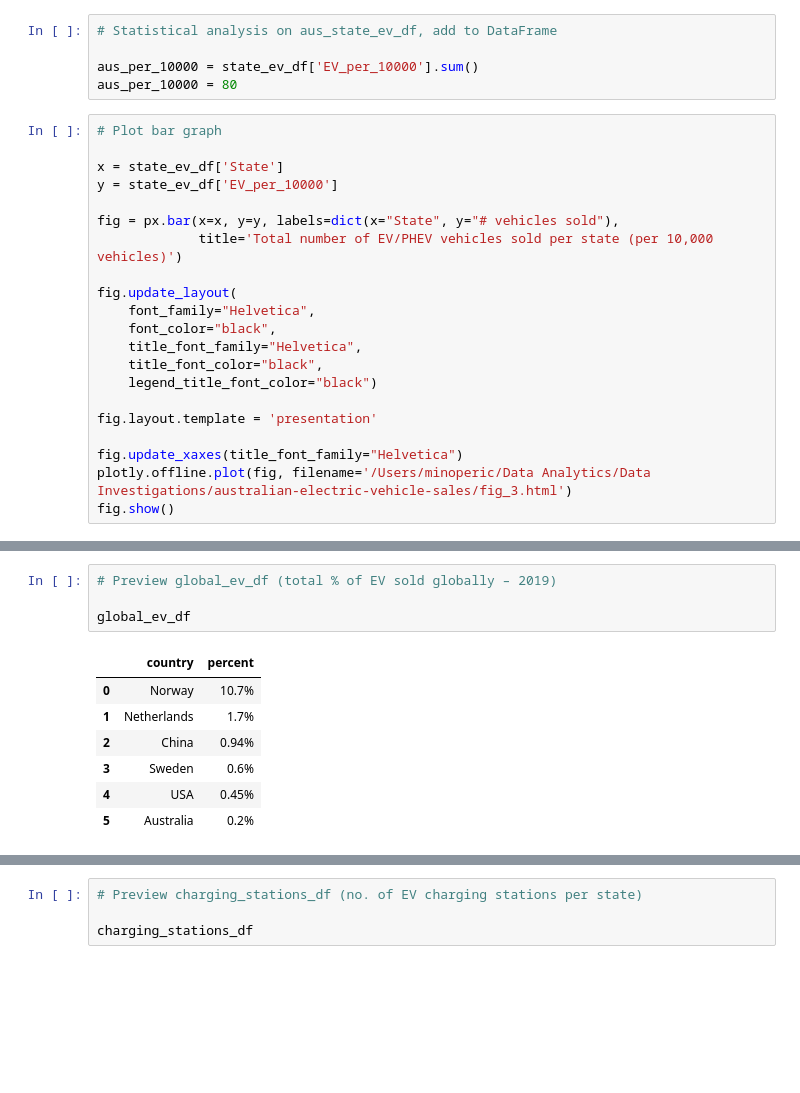
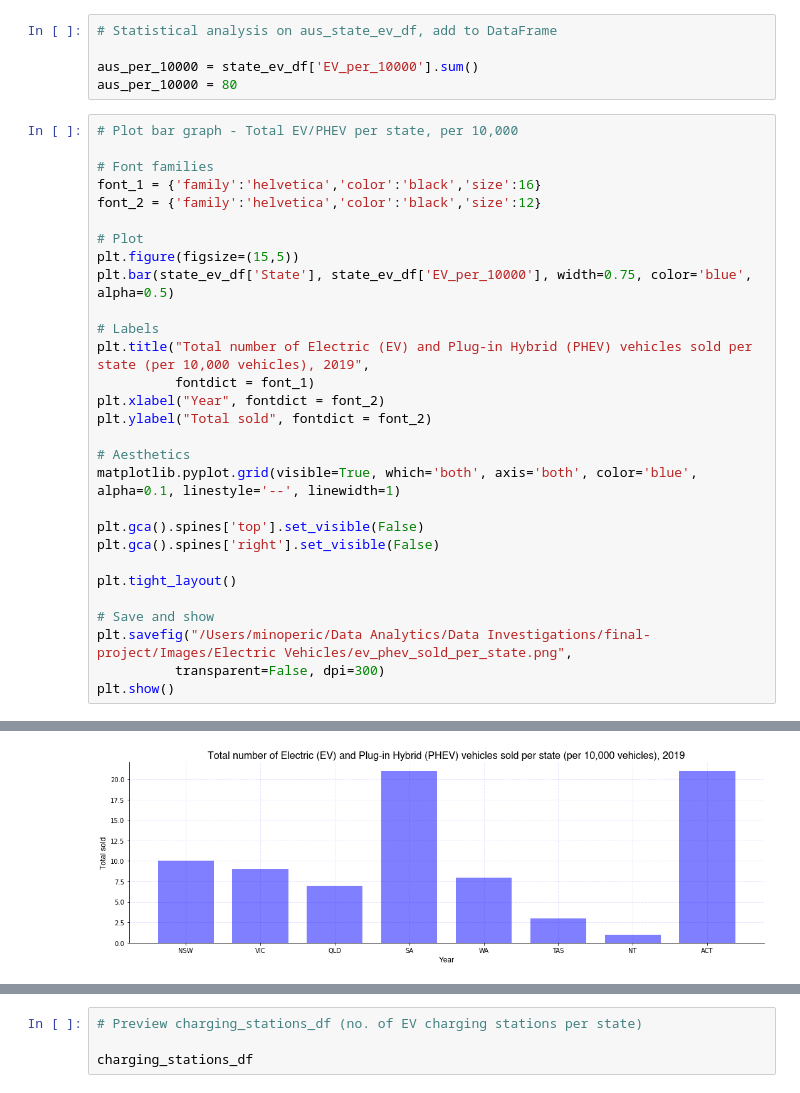
Before and after one commit to mnperic/final-project, a Jupyter notebook: Jupyter Notebooks/electric_vehicles.ipynb, the cells around one changed output, grey strips where cells are left out. Cells and saved outputs as stored; diff of their text form; blank space fills up the shorter version.

```diff
--- a/Jupyter Notebooks/electric_vehicles.ipynb
+++ b/Jupyter Notebooks/electric_vehicles.ipynb
@@ -129,24 +110,32 @@ state_ev_df
 aus_per_10000 = state_ev_df['EV_per_10000'].sum()
 aus_per_10000 = 80
 # %%
-# Plot bar graph
+# Plot bar graph - Total EV/PHEV per state, per 10,000
 
-x = state_ev_df['State']
-y = state_ev_df['EV_per_10000']
+# Font families
+font_1 = {'family':'helvetica','color':'black','size':16}
+font_2 = {'family':'helvetica','color':'black','size':12}
 
-fig = px.bar(x=x, y=y, labels=dict(x="State", y="# vehicles sold"),
-             title='Total number of EV/PHEV vehicles sold per state (per 10,000 vehicles)')
+# Plot
+plt.figure(figsize=(15,5))
+plt.bar(state_ev_df['State'], state_ev_df['EV_per_10000'], width=0.75, color='blue', alpha=0.5)
 
-fig.update_layout(
-    font_family="Helvetica",
-    font_color="black",
-    title_font_family="Helvetica",
-    title_font_color="black",
-    legend_title_font_color="black")
+# Labels
+plt.title("Total number of Electric (EV) and Plug-in Hybrid (PHEV) vehicles sold per state (per 10,000 vehicles), 2019",
+          fontdict = font_1)
+plt.xlabel("Year", fontdict = font_2)
+plt.ylabel("Total sold", fontdict = font_2)
 
-fig.layout.template = 'presentation'
+# Aesthetics
+matplotlib.pyplot.grid(visible=True, which='both', axis='both', color='blue', alpha=0.1, linestyle='--', linewidth=1)
 
-fig.update_xaxes(title_font_family="Helvetica")
-plotly.offline.plot(fig, filename='/Users/minoperic/Data Analytics/Data Investigations/australian-electric-vehicle-sales/fig_3.html')
-fig.show()
+plt.gca().spines['top'].set_visible(False)
+plt.gca().spines['right'].set_visible(False)
+
+plt.tight_layout()
+
+# Save and show
+plt.savefig("/Users/minoperic/Data Analytics/Data Investigations/final-project/Images/Electric Vehicles/ev_phev_sold_per_state.png",
+          transparent=False, dpi=300)
+plt.show()
 # %% [output]
@@ -154,12 +142 @@ fig.show()
+[figure, added]
-# %%
-# Preview global_ev_df (total % of EV sold globally – 2019)
-
-global_ev_df
-# %% [output]
-|  | country | percent |
-| 0 | Norway | 10.7% |
-| 1 | Netherlands | 1.7% |
-| 2 | China | 0.94% |
-| 3 | Sweden | 0.6% |
-| 4 | USA | 0.45% |
-| 5 | Australia | 0.2% |
```
Also changed, not shown: parts of 8 cells of this notebook, 18 other files.
